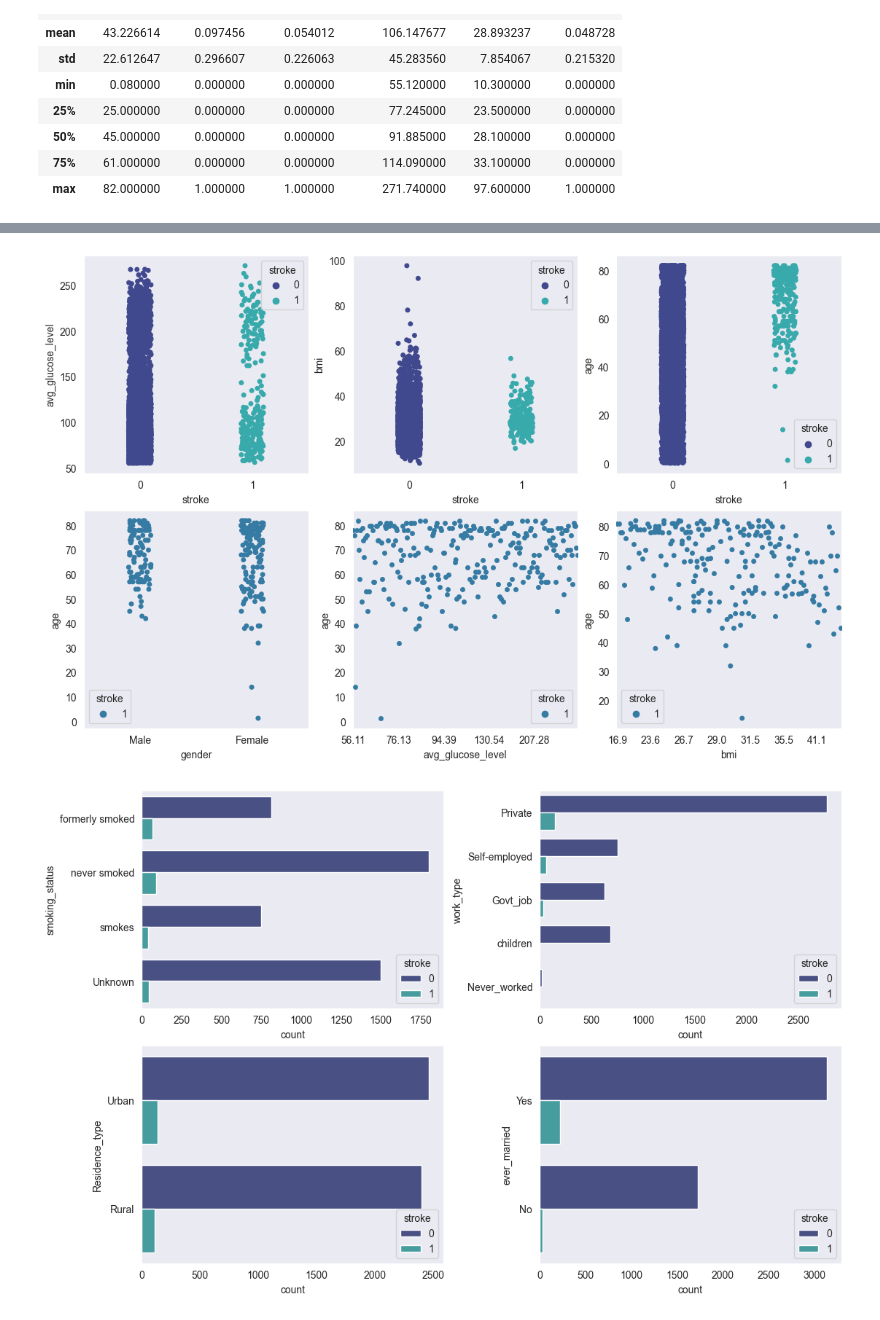
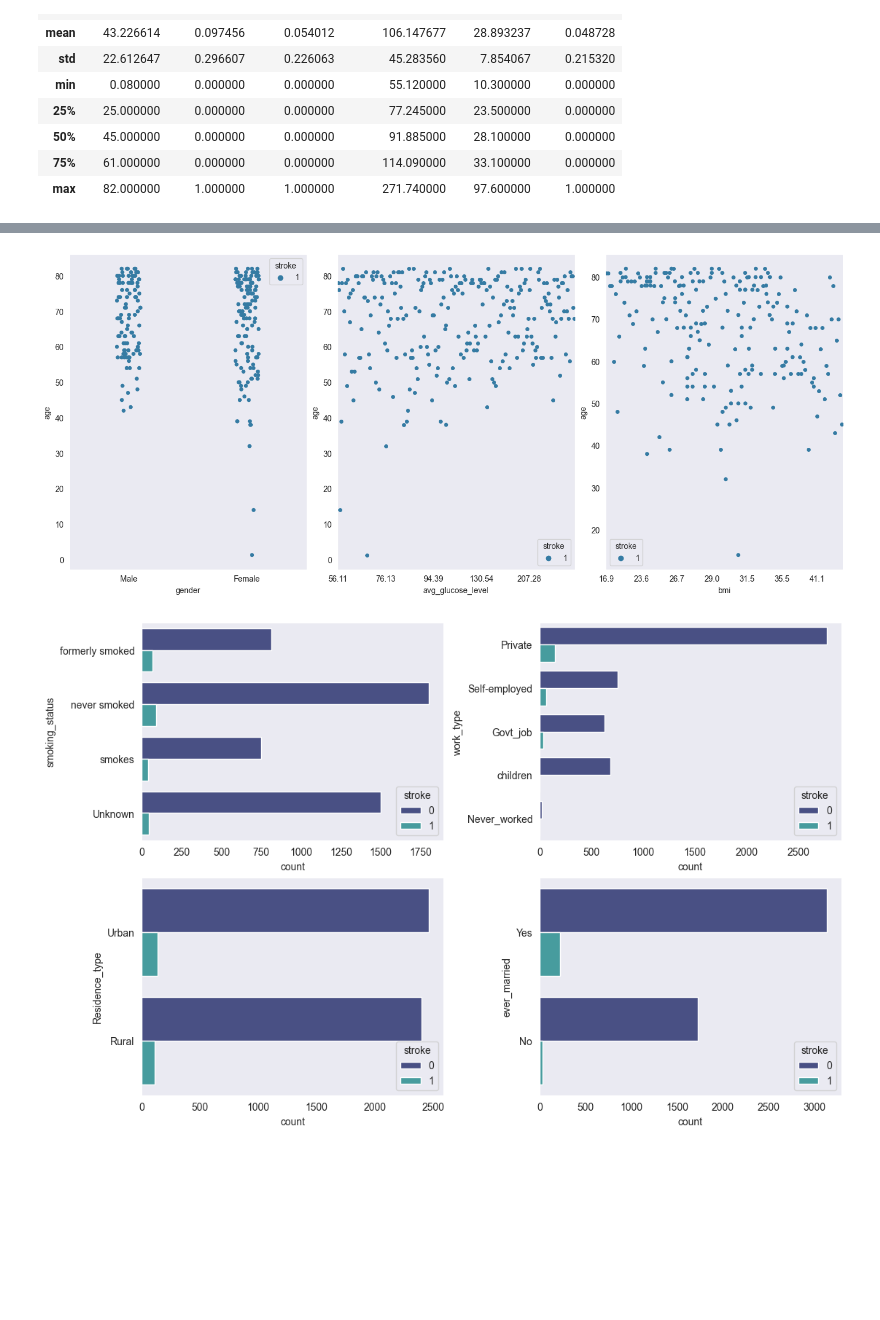
Before and after one commit to mfranco1/stroke_eda, a Jupyter notebook: medinfo220_basic_stroke_eda.ipynb, the cells around one changed output, grey strips where cells are left out. Drawn from its saved outputs; the diff is of its cells as text; code cells hidden in the pictures; blank space fills up the shorter version.

```diff
--- a/medinfo220_basic_stroke_eda.ipynb
+++ b/medinfo220_basic_stroke_eda.ipynb
@@ -14,9 +14,14 @@ import plotly.figure_factory as ff
 import plotly.graph_objects as go
 from plotly.subplots import make_subplots
 sns.set_style("dark")
+palette = "mako"
 # %%
 df = pd.read_csv('healthcare-dataset-stroke-data.csv')
 df = df.drop('id', axis=1)
+
+stroke_df = df[df["stroke"] == 1]
+nonstroke_df = df[df["stroke"] == 0]
+
 df
 # %% [output]
 |  | gender | age | hypertension | heart_disease | ever_married | work_type | Residence_type | ... |
@@ -69,14 +79,18 @@ plt.show()
 # %%
-def count_plot1(col, title="", xlabel="", ax=None):
-    sns.countplot(data=df, x=col, palette="mako", ax=ax)
-    ax.set_title(f"Count of {title}", fontsize=16)
+def count_plot1(df, col, title="", xlabel="", ax=None):
+    sns.countplot(data=df, x=col, palette=palette, ax=ax)
+    ax.set_title(title, fontsize=12)
     ax.set_xlabel(xlabel)
-    xticks = ax.get_xticklabels()
-    ax.set_xticklabels(labels=xticks, rotation=45)
+    ax.set_xticklabels(labels=ax.get_xticklabels(), rotation=45)
 
-fig, axes = plt.subplots(1, 3, figsize=(11,7), constrained_layout=True)
-count_plot1("work_type", title="Work Type", xlabel="Work Type", ax=axes[0])
-count_plot1("Residence_type", title="Residence Type", xlabel="Residence Type", ax=axes[1])
-count_plot1("smoking_status", title="Smoking Status", xlabel="Smoking Status", ax=axes[2])
+def group_plot2(df, ax, index, category):
+    count_plot1(df=df, col="work_type", title=f"{category} Work Type", xlabel="Work Type", ax=ax[index][0])
+    count_plot1(df=df, col="Residence_type", title=f"{category} Residence Type", xlabel="Residence Type", ax=ax[index][1])
+    count_plot1(df=df, col="smoking_status", title=f"{category} Smoking Status", xlabel="Smoking Status", ax=ax[index][2])
+
+fig, axes = plt.subplots(3, 3, figsize=(11,11), constrained_layout=True)
+for i, d in enumerate(((df, "Total"), (stroke_df, "Stroke"), (nonstroke_df, "Non-stroke"))):
+    group_plot2(df=d[0], ax=axes, index=i, category=d[1])
+
 plt.show()
 # %% [output]
@@ -84,23 +98,19 @@ plt.show()
 # %%
 def strip_plot(x, y, hue, data=None, ax=None):
-    plot_ = sns.stripplot(x=x, y=y, hue=hue, palette="mako", data=data, ax=ax)
+    plot_ = sns.stripplot(x=x, y=y, hue=hue, palette=palette, data=data, ax=ax)
     if len(ax.get_xticklabels()) > 10:
         ax.xaxis.set_major_locator(plt.AutoLocator())
 
-fig, axes = plt.subplots(2, 3, figsize=(11,7), constrained_layout=True)
-for i, y in enumerate(("avg_glucose_level", "bmi", "age")):
-    strip_plot(x="stroke", y=y, hue="stroke", data=df, ax=axes[0][i])
-
-temp_df = df[df["stroke"] == 1]
-bmi_df = temp_df[temp_df["bmi"].notna()]
+fig, axes = plt.subplots(1, 3, figsize=(14,6), constrained_layout=True)
+bmi_df = stroke_df[stroke_df["bmi"].notna()]
 for i, x in enumerate((
-    ("gender", temp_df), ("avg_glucose_level", temp_df), ("bmi", bmi_df)
+    ("gender", stroke_df), ("avg_glucose_level", stroke_df), ("bmi", bmi_df)
 )):
-    strip_plot(x=x[0], y="age", hue="stroke", data=x[1], ax=axes[1][i])
+    strip_plot(x=x[0], y="age", hue="stroke", data=x[1], ax=axes[i])
 
 plt.show()
 # %% [output]
-[figure, old version]
+[figure, new version]
 # %%
 def count_plot2(y, ax=None):
     sns.countplot(data=df, y=y, hue="stroke", palette="mako", ax=ax)
```
Also changed, not shown: parts of 4 cells of this notebook.
